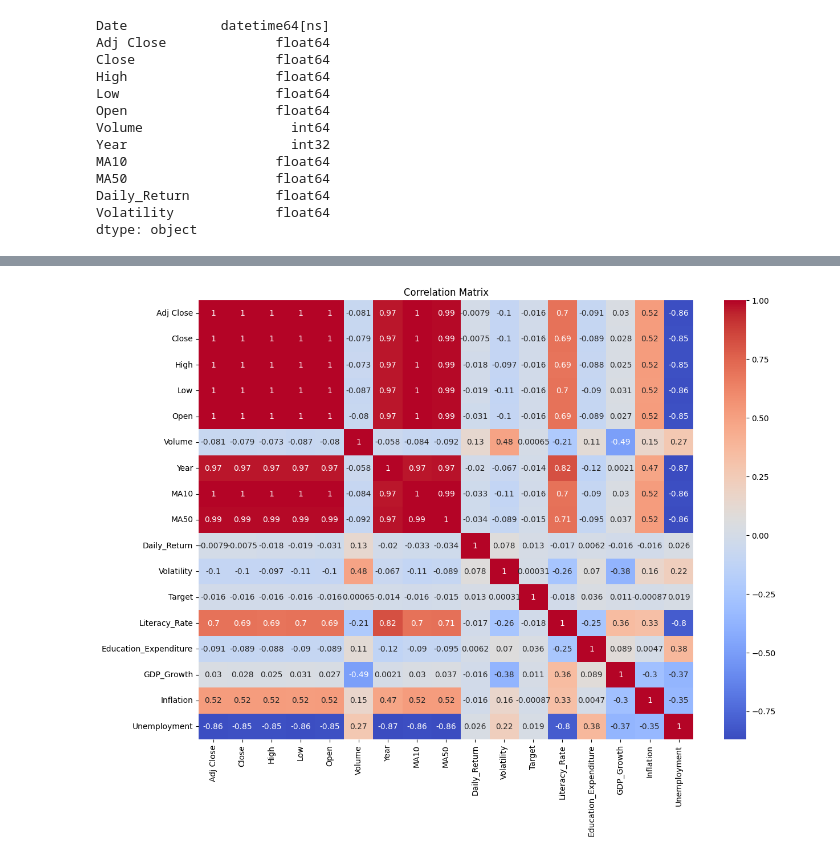
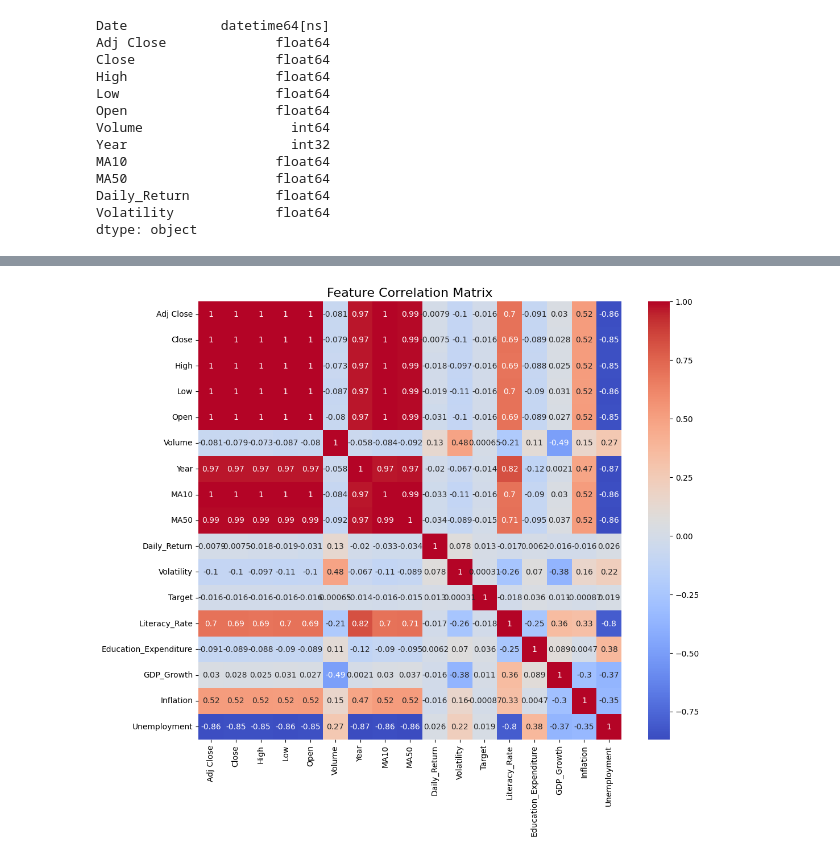
Before and after one commit to Mugdha-Hazra/Stock-Market-Prediction-ML, a Jupyter notebook: notebooks/stock_market_prediction.ipynb, the cells around one changed output, grey strips where cells are left out. Cells and saved outputs as stored; diff of their text form; code cells hidden in the pictures.

```diff
--- a/notebooks/stock_market_prediction.ipynb
+++ b/notebooks/stock_market_prediction.ipynb
@@ -423,19 +529,19 @@ final_df.head()
 import seaborn as sns
 import matplotlib.pyplot as plt
 # %%
-plt.figure(figsize=(14,10))
+plt.figure(figsize=(12,10))
 
 sns.heatmap(
     final_df.corr(numeric_only=True),
     annot=True,
     cmap='coolwarm'
 )
 
-plt.title("Correlation Matrix")
+plt.title("Feature Correlation Matrix", fontsize=16)
 
 plt.show()
 # %% [output]
-[figure, old version]
+[figure, new version]
 # %%
 import os
 
```
Also changed, not shown: parts of 66 cells of this notebook, 5 other files.
